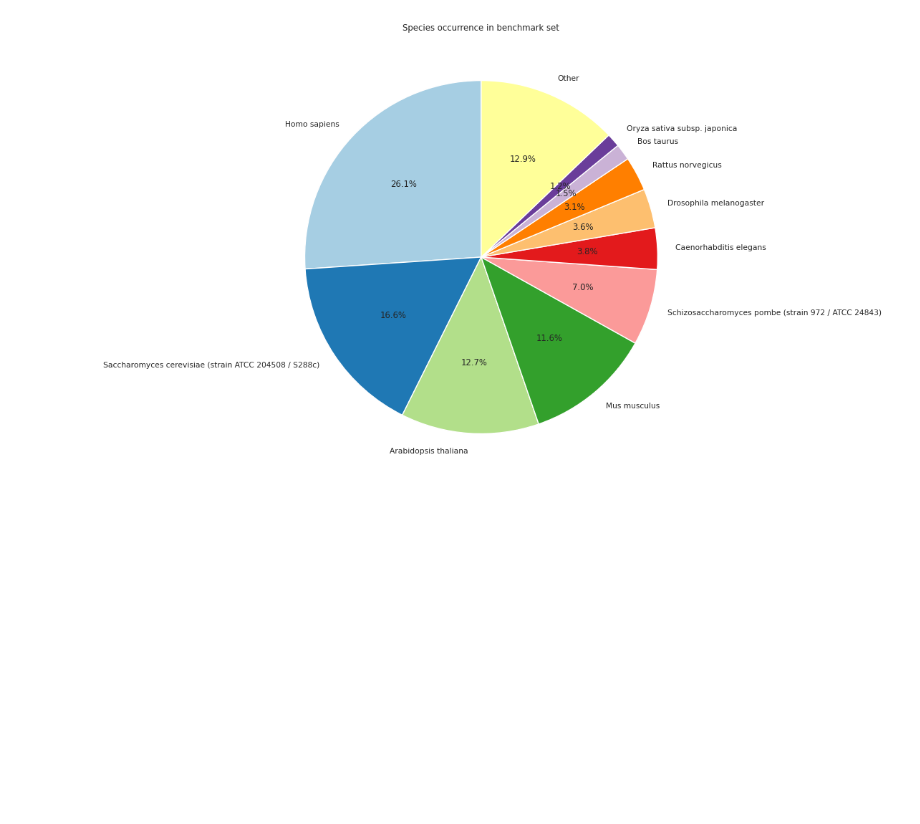
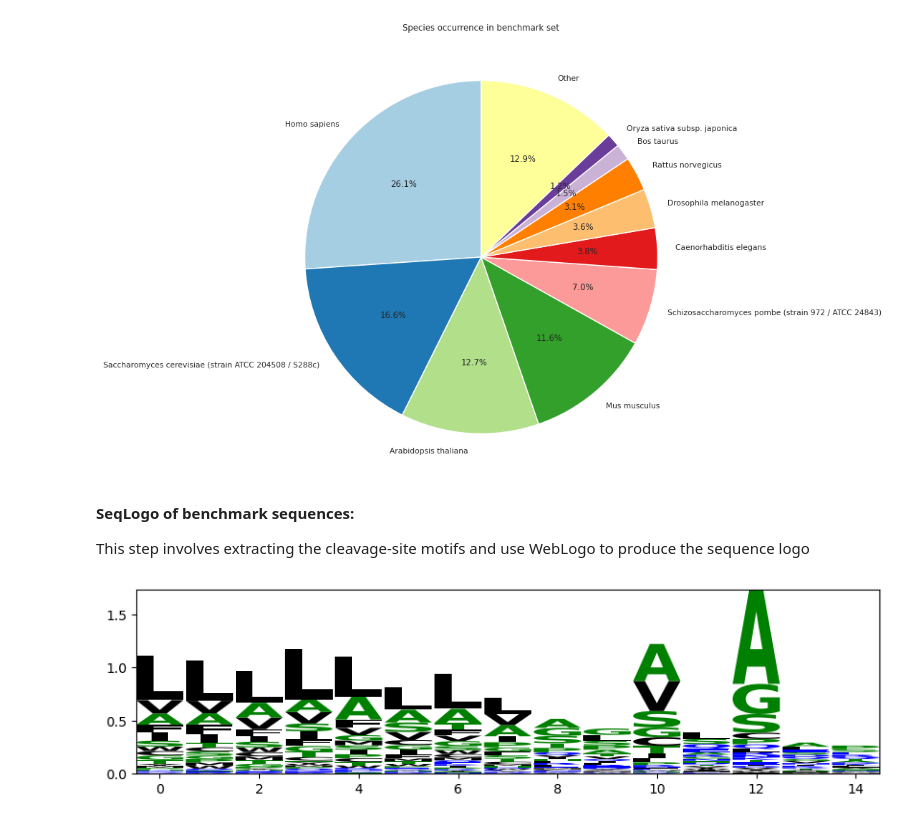
Before and after one commit to Anomalocaris98/LB2_project_group_9, a Jupyter notebook: Data Analysis/plots.ipynb, the cells around one changed output. Saved outputs shown, nothing was run; the diff lists cells and outputs as text; code cells hidden in the pictures; blank space fills up the shorter version.

```diff
--- a/Data Analysis/plots.ipynb
+++ b/Data Analysis/plots.ipynb
@@ -394,3 +395,29 @@ plt.savefig("Species_occurrence_in_benchmark_set_pie.png",dpi=300, bbox_inches="
 plt.show()
 # %% [output]
 [figure]
+# %% [markdown]
+**SeqLogo of benchmark sequences:**
+
+This step involves extracting the cleavage-site motifs and use WebLogo to produce the sequence logo
+# %%
+bench_df=pd.read_csv("benchmark_arricchito.tsv",sep="\t")
+bench_df['positive/negative'] =np.where(bench_df['SP cleavage']=='False', '-','+')
+bench_df["subset_number"]="benchmark"
+
+benchmark=[] #empty list which will hold all the signal peptide sequences
+
+bench_df = bench_df.query("`positive/negative` == '+'") #the query() method takes a query expression as a string parameter, which has to evaluate to either True of False.
+for index,row in bench_df.iterrows(): #metodo di Pandas per iterare
+    sequence=row["Sequence"]
+    cleavage=int(row["SP cleavage"])
+    benchmark.append(sequence[cleavage-13:cleavage+2]) #appending to the list only the signal peptide portion of the sequences
+
+matrix_bench = lm.alignment_to_matrix(sequences=benchmark, to_type='information',characters_to_ignore='.-X')
+
+
+
+lm.Logo(matrix_bench,color_scheme="hydrophobicity")
+plt.savefig("sequence_logo_benchmark.png", dpi=300, bbox_inches="tight")
+plt.show()
+# %% [output]
+[figure, added]
```
Also changed, not shown: parts of 3 cells of this notebook, 3 other files.
